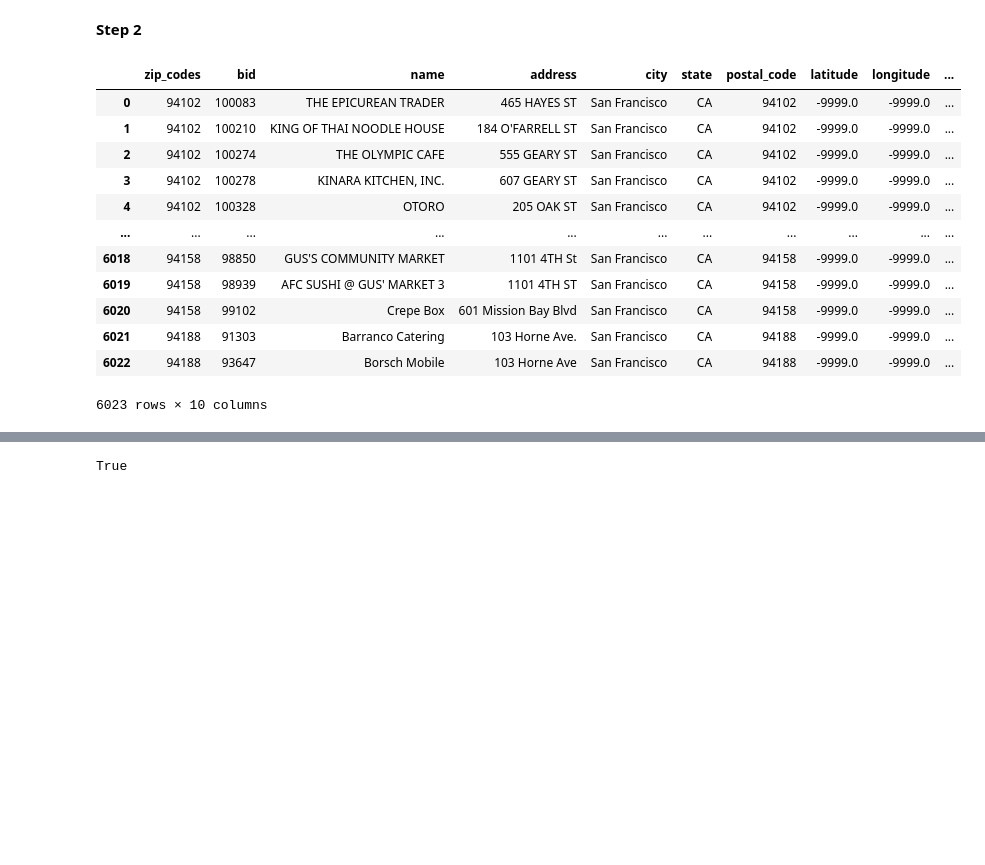
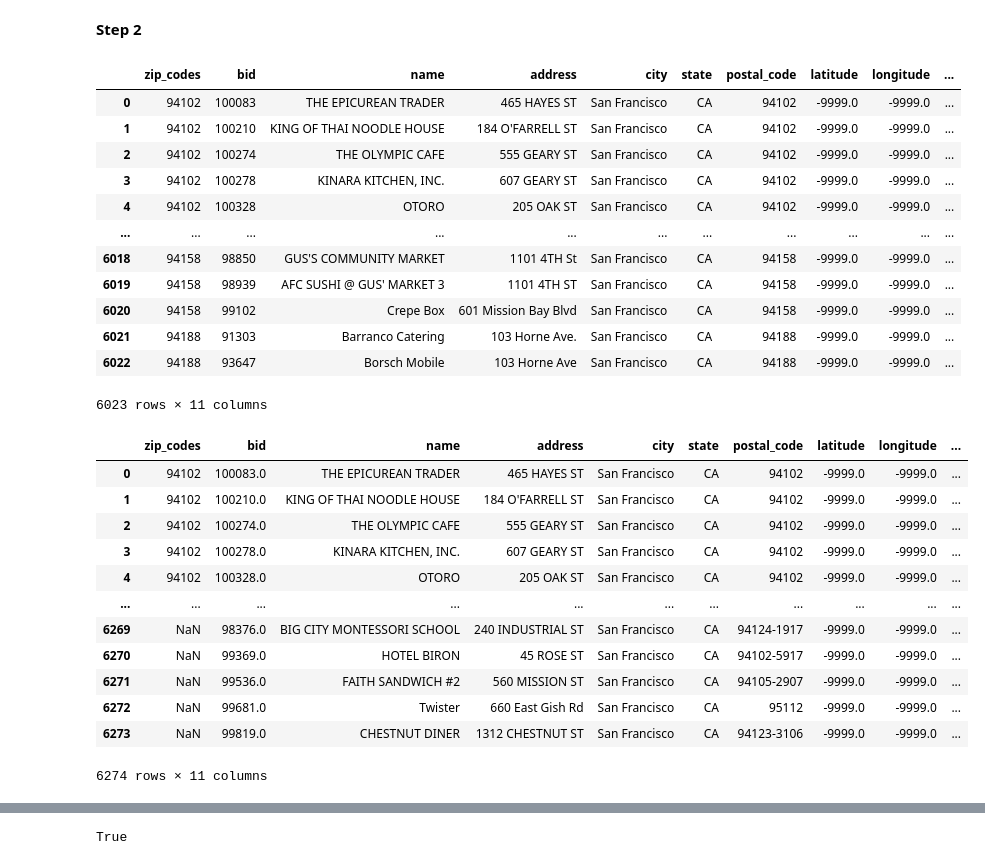
Before and after one commit to brianballer/ds100-sp22, a Jupyter notebook: hw/hw02/hw02.ipynb, the cells around one changed output, grey strips where cells are left out. Saved outputs shown, nothing was run; the diff lists cells and outputs as text; code cells hidden in the pictures; blank space fills up the shorter version.

```diff
--- a/hw/hw02/hw02.ipynb
+++ b/hw/hw02/hw02.ipynb
@@ -841,7 +847,7 @@ name: q2cii
 points: 1
 -->
 # %%
-pd.merge(left = valid_zips, right=bus, left_on="zip_codes", right_on="postal_code")
+pd.merge(left=valid_zips, right=bus, left_on="zip_codes", right_on="postal_code", how='inner')
 # %% [output]
 |  | zip_codes | bid | name | address | city | state | postal_code | latitude | longitude | ... |
 | 0 | 94102 | 100083 | THE EPICUREAN TRADER | 465 HAYES ST | San Francisco | CA | 94102 | -9999.0 | -9999.0 | ... |
@@ -855,4 +861,23 @@ pd.merge(left = valid_zips, right=bus, left_on="zip_codes", right_on="postal_cod
 | 6020 | 94158 | 99102 | Crepe Box | 601 Mission Bay Blvd | San Francisco | CA | 94158 | -9999.0 | -9999.0 | ... |
 | 6021 | 94188 | 91303 | Barranco Catering | 103 Horne Ave. | San Francisco | CA | 94188 | -9999.0 | -9999.0 | ... |
 | 6022 | 94188 | 93647 | Borsch Mobile | 103 Horne Ave | San Francisco | CA | 94188 | -9999.0 | -9999.0 | ... |
-6023 rows × 10 columns
+6023 rows × 11 columns
+# %%
+outer = pd.merge(left = valid_zips, right=bus, left_on="zip_codes", right_on="postal_code", how="outer")
+outer
+#this shows all of the zips in bus, including the invalid ones
+#there are more rows in this merge than bus, so some of the valid zips must not have businesses
+# %% [output]
+|  | zip_codes | bid | name | address | city | state | postal_code | latitude | longitude | ... |
+| 0 | 94102 | 100083.0 | THE EPICUREAN TRADER | 465 HAYES ST | San Francisco | CA | 94102 | -9999.0 | -9999.0 | ... |
+| 1 | 94102 | 100210.0 | KING OF THAI NOODLE HOUSE | 184 O'FARRELL ST | San Francisco | CA | 94102 | -9999.0 | -9999.0 | ... |
+| 2 | 94102 | 100274.0 | THE OLYMPIC CAFE | 555 GEARY ST | San Francisco | CA | 94102 | -9999.0 | -9999.0 | ... |
+| 3 | 94102 | 100278.0 | KINARA KITCHEN, INC. | 607 GEARY ST | San Francisco | CA | 94102 | -9999.0 | -9999.0 | ... |
+| 4 | 94102 | 100328.0 | OTORO | 205 OAK ST | San Francisco | CA | 94102 | -9999.0 | -9999.0 | ... |
+| ... | ... | ... | ... | ... | ... | ... | ... | ... | ... | ... |
+| 6269 | NaN | 98376.0 | BIG CITY MONTESSORI SCHOOL | 240 INDUSTRIAL ST | San Francisco | CA | 94124-1917 | -9999.0 | -9999.0 | ... |
+| 6270 | NaN | 99369.0 | HOTEL BIRON | 45 ROSE ST | San Francisco | CA | 94102-5917 | -9999.0 | -9999.0 | ... |
+| 6271 | NaN | 99536.0 | FAITH SANDWICH #2 | 560 MISSION ST | San Francisco | CA | 94105-2907 | -9999.0 | -9999.0 | ... |
+| 6272 | NaN | 99681.0 | Twister | 660 East Gish Rd | San Francisco | CA | 95112 | -9999.0 | -9999.0 | ... |
+| 6273 | NaN | 99819.0 | CHESTNUT DINER | 1312 CHESTNUT ST | San Francisco | CA | 94123-3106 | -9999.0 | -9999.0 | ... |
+6274 rows × 11 columns
```
Also changed, not shown: parts of 25 cells of this notebook.
